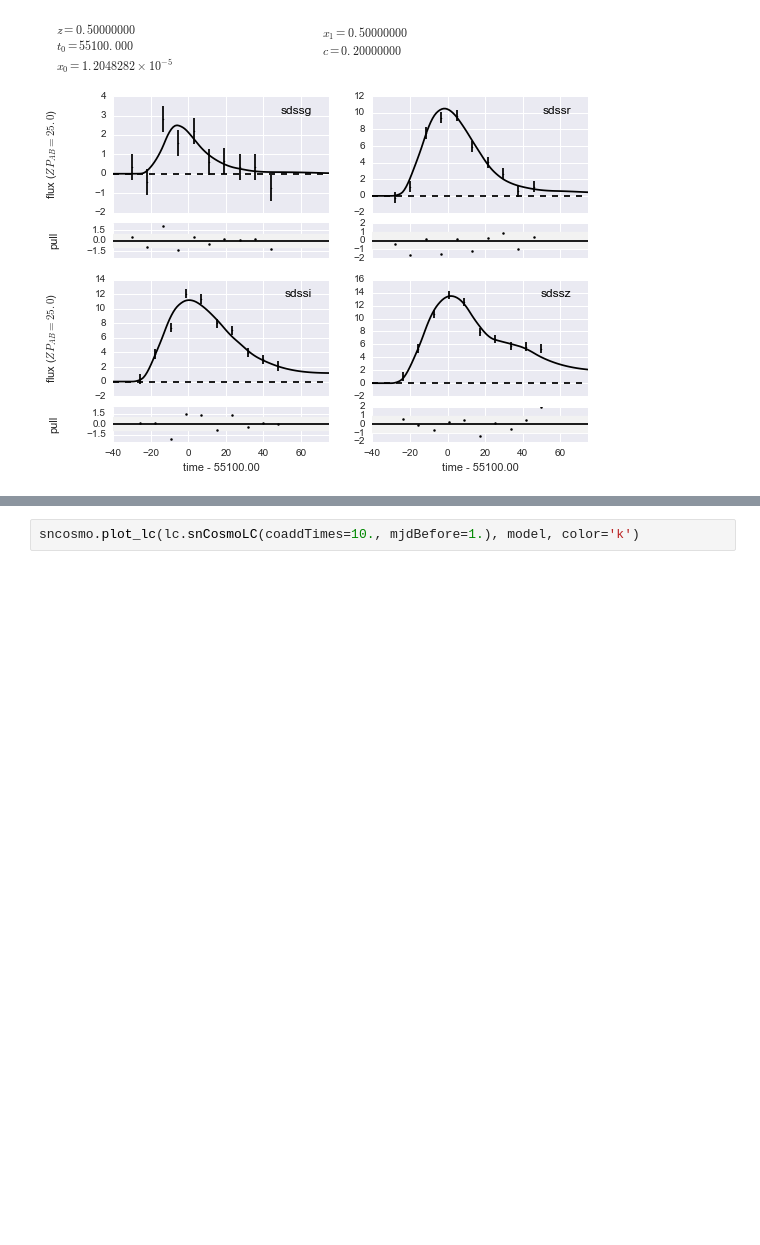
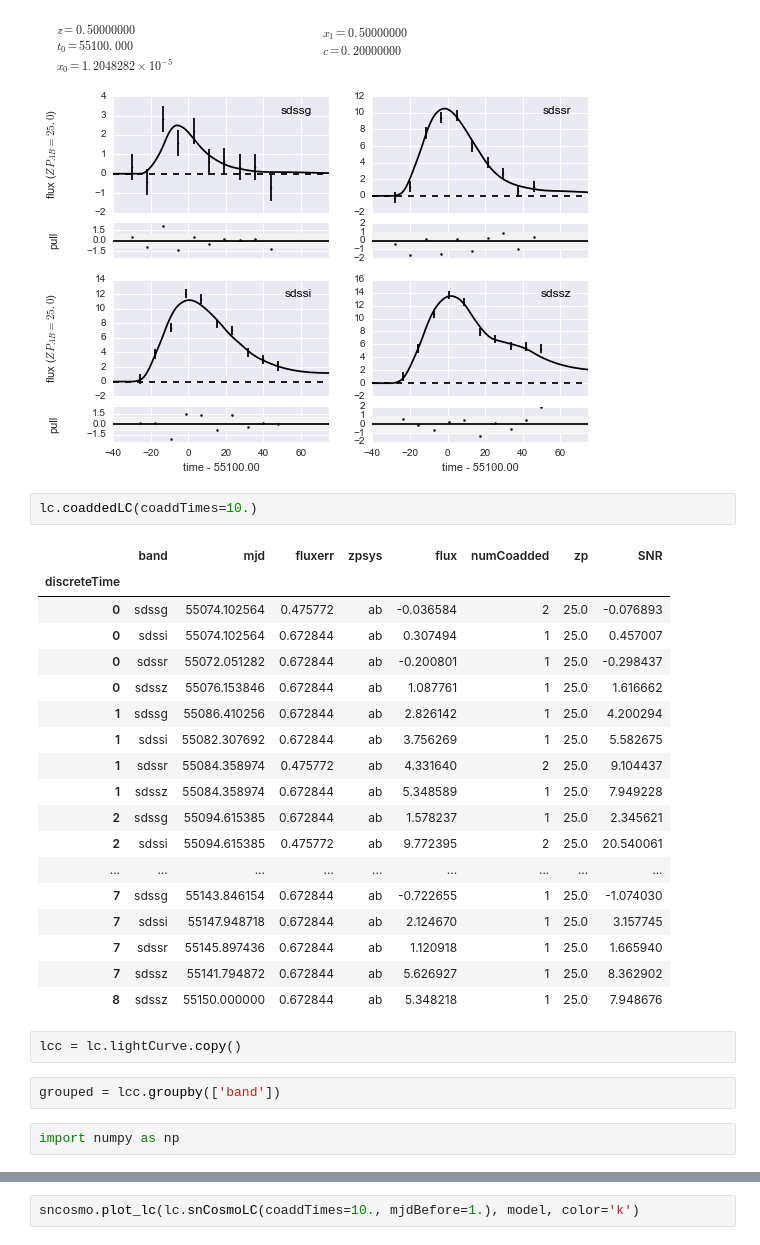
Before and after one commit to rbiswas4/SNsims, a Jupyter notebook: examples/Example_LightCurve.ipynb, the cells around one changed output, grey strips where cells are left out. Drawn from its saved outputs; the diff is of its cells as text; blank space fills up the shorter version.

```diff
--- a/examples/Example_LightCurve.ipynb
+++ b/examples/Example_LightCurve.ipynb
@@ -110,3 +110,30 @@ sncosmo.plot_lc(newlc.snCosmoLC(), model, color='k')
 # %% [output]
 [figure]
 [figure]
+# %%
+lc.coaddedLC(coaddTimes=10.)
+# %% [output]
+|  | band | mjd | fluxerr | zpsys | flux | numCoadded | zp | SNR |
+| discreteTime |  |  |  |  |  |  |  |  |
+| 0 | sdssg | 55074.102564 | 0.475772 | ab | -0.036584 | 2 | 25.0 | -0.076893 |
+| 0 | sdssi | 55074.102564 | 0.672844 | ab | 0.307494 | 1 | 25.0 | 0.457007 |
+| 0 | sdssr | 55072.051282 | 0.672844 | ab | -0.200801 | 1 | 25.0 | -0.298437 |
+| 0 | sdssz | 55076.153846 | 0.672844 | ab | 1.087761 | 1 | 25.0 | 1.616662 |
+| 1 | sdssg | 55086.410256 | 0.672844 | ab | 2.826142 | 1 | 25.0 | 4.200294 |
+| 1 | sdssi | 55082.307692 | 0.672844 | ab | 3.756269 | 1 | 25.0 | 5.582675 |
+| 1 | sdssr | 55084.358974 | 0.475772 | ab | 4.331640 | 2 | 25.0 | 9.104437 |
+| 1 | sdssz | 55084.358974 | 0.672844 | ab | 5.348589 | 1 | 25.0 | 7.949228 |
+| 2 | sdssg | 55094.615385 | 0.672844 | ab | 1.578237 | 1 | 25.0 | 2.345621 |
+| 2 | sdssi | 55094.615385 | 0.475772 | ab | 9.772395 | 2 | 25.0 | 20.540061 |
+| ... | ... | ... | ... | ... | ... | ... | ... | ... |
+| 7 | sdssg | 55143.846154 | 0.672844 | ab | -0.722655 | 1 | 25.0 | -1.074030 |
+| 7 | sdssi | 55147.948718 | 0.672844 | ab | 2.124670 | 1 | 25.0 | 3.157745 |
+| 7 | sdssr | 55145.897436 | 0.672844 | ab | 1.120918 | 1 | 25.0 | 1.665940 |
+| 7 | sdssz | 55141.794872 | 0.672844 | ab | 5.626927 | 1 | 25.0 | 8.362902 |
+| 8 | sdssz | 55150.000000 | 0.672844 | ab | 5.348218 | 1 | 25.0 | 7.948676 |
+# %%
+lcc = lc.lightCurve.copy()
+# %%
+grouped = lcc.groupby(['band'])
+# %%
+import numpy as np
```
Also changed, not shown: parts of 2 cells of this notebook, 3 other files.
